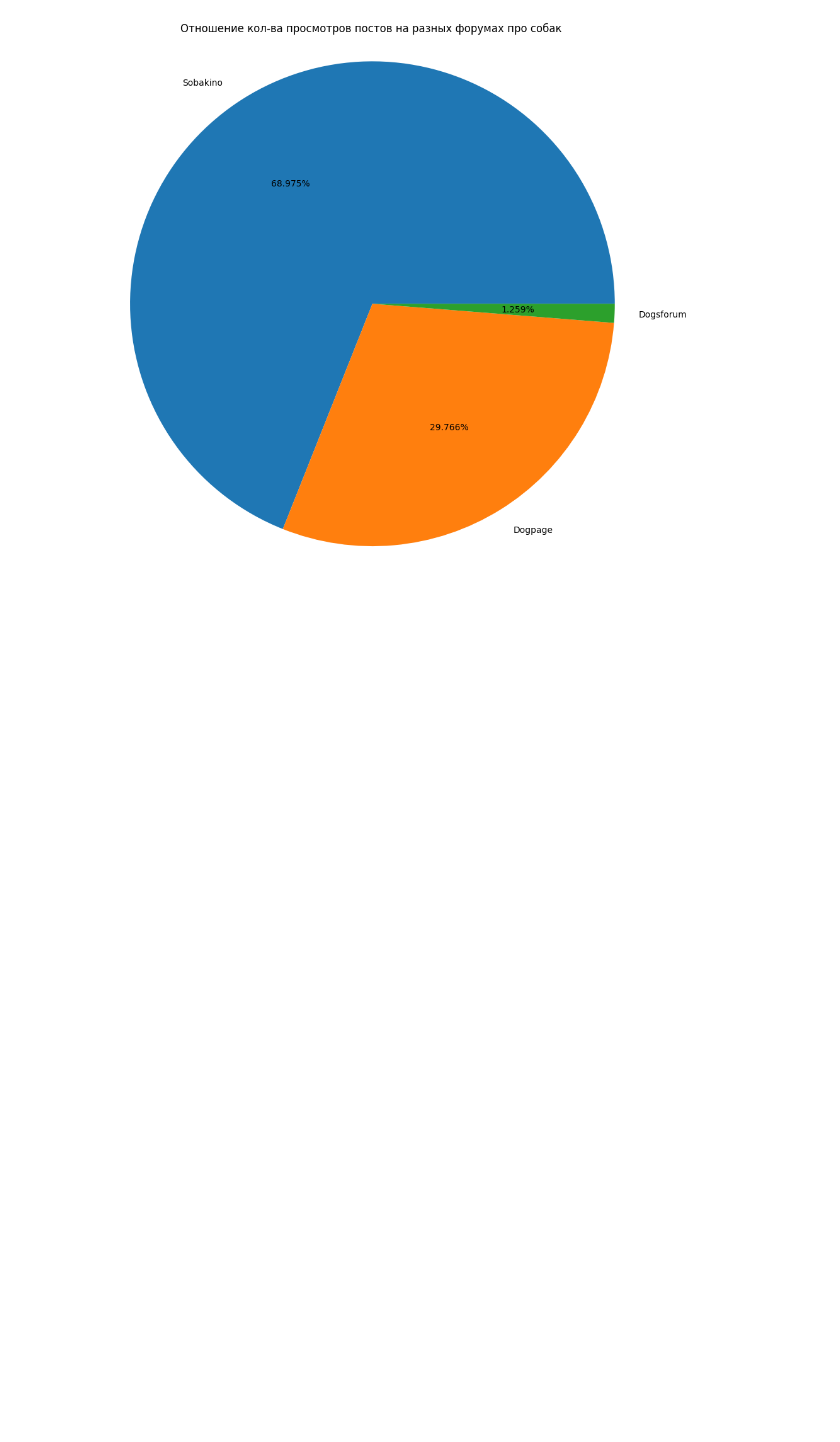
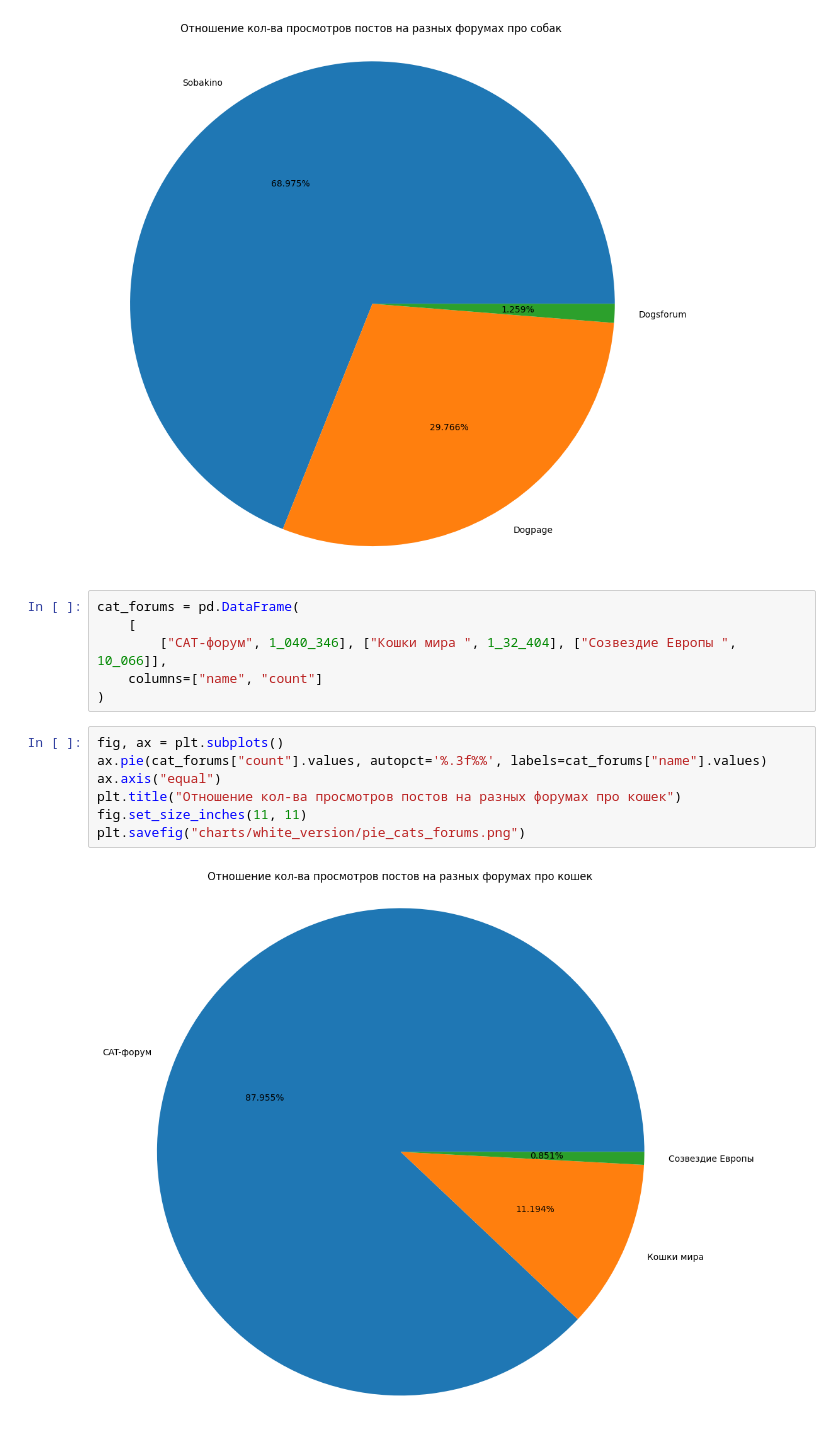
Before and after one commit to D1ffic00lt/cat-and-dog-analytics, a Jupyter notebook: main.ipynb, the cells around one changed output. Drawn from its saved outputs; the diff is of its cells as text; blank space fills up the shorter version.

```diff
--- a/main.ipynb
+++ b/main.ipynb
@@ -254,3 +254,18 @@ fig.set_size_inches(11, 11)
 plt.savefig("charts/white_version/pie_dogs_forums.png")
 # %% [output]
 [figure]
+# %%
+cat_forums = pd.DataFrame(
+    [
+        ["CAT-форум", 1_040_346], ["Кошки мира ", 1_32_404], ["Созвездие Европы ", 10_066]],
+    columns=["name", "count"]
+)
+# %%
+fig, ax = plt.subplots()
+ax.pie(cat_forums["count"].values, autopct='%.3f%%', labels=cat_forums["name"].values)
+ax.axis("equal")
+plt.title("Отношение кол-ва просмотров постов на разных форумах про кошек")
+fig.set_size_inches(11, 11)
+plt.savefig("charts/white_version/pie_cats_forums.png")
+# %% [output]
+[figure, added]
```
Also changed, not shown: parts of 12 cells of this notebook, 11 other files.
